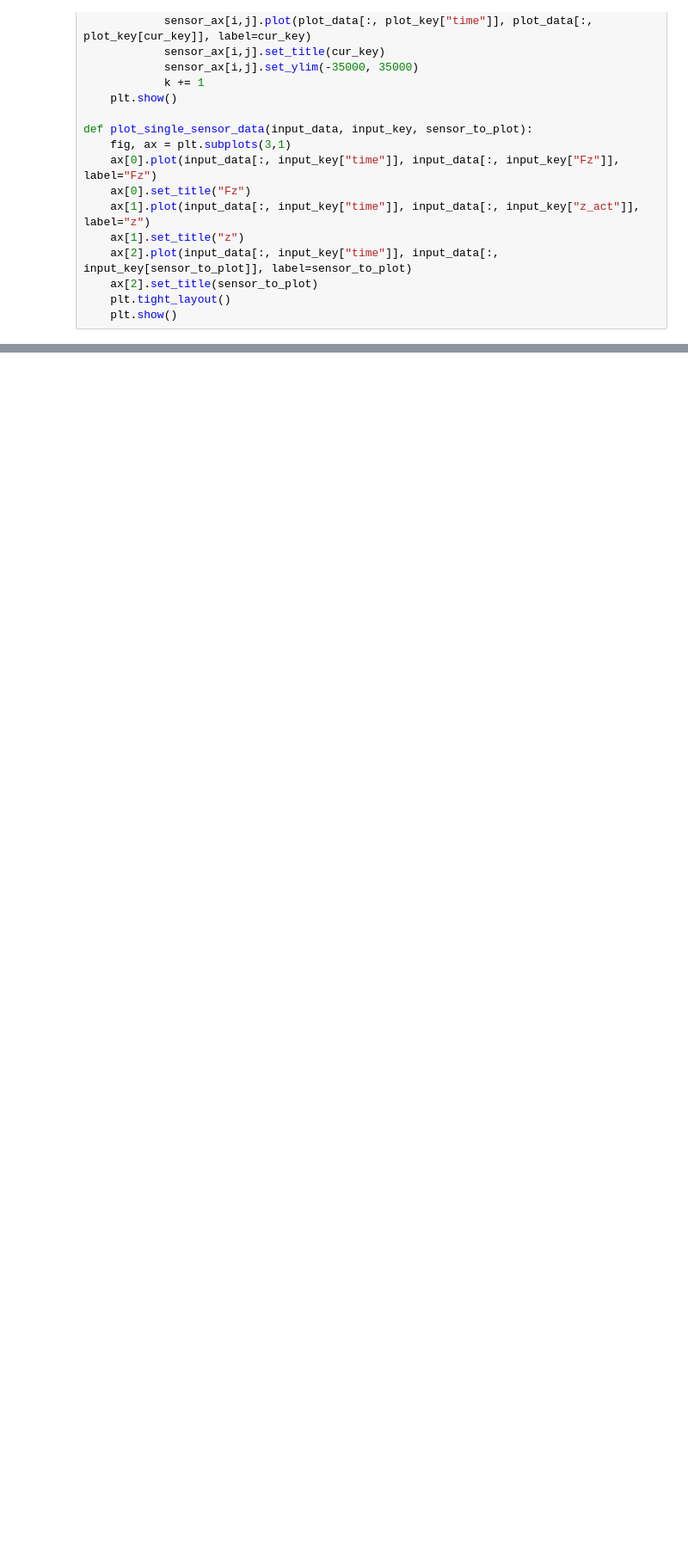
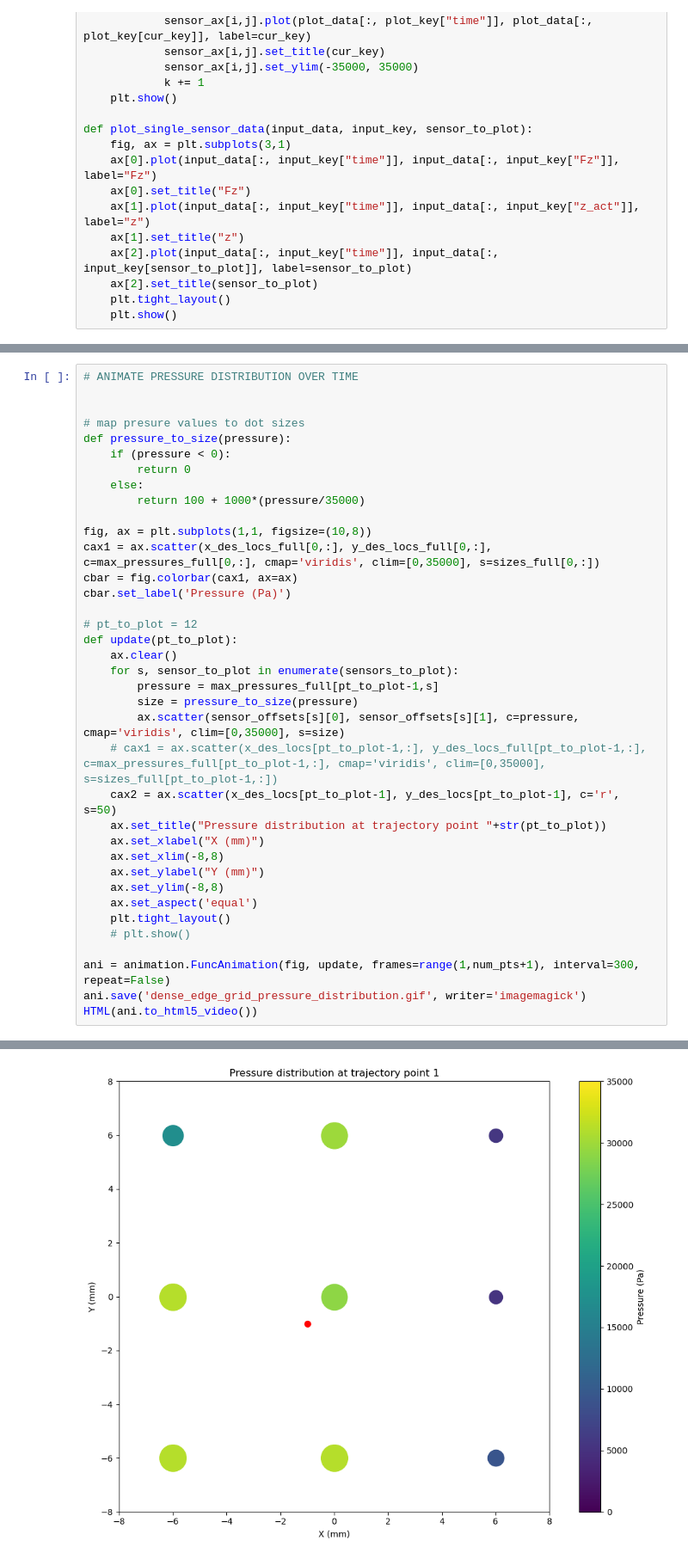
Before and after one commit to saloutos/mmiba_data_analysis, a Jupyter notebook: process_dense_edge.ipynb, the cells around one changed output, grey strips where cells are left out. Shown at 86% size. Drawn from its saved outputs; the diff is of its cells as text; blank space fills up the shorter version.

Commit message:
heatmaps and animations for dense trajectories

```diff
--- a/process_dense_edge.ipynb
+++ b/process_dense_edge.ipynb
@@ -111,0 +211,38 @@ plot_single_sensor_data(data, key, "s2_6")
+# %%
+# ANIMATE PRESSURE DISTRIBUTION OVER TIME
+
+
+# map presure values to dot sizes
+def pressure_to_size(pressure):
+    if (pressure < 0):
+        return 0
+    else:
+        return 100 + 1000*(pressure/35000)
+
+fig, ax = plt.subplots(1,1, figsize=(10,8))
+cax1 = ax.scatter(x_des_locs_full[0,:], y_des_locs_full[0,:], c=max_pressures_full[0,:], cmap='viridis', clim=[0,35000], s=sizes_full[0,:])
+cbar = fig.colorbar(cax1, ax=ax)
+cbar.set_label('Pressure (Pa)')
+
+# pt_to_plot = 12
+def update(pt_to_plot):
+    ax.clear()
+    for s, sensor_to_plot in enumerate(sensors_to_plot):
+        pressure = max_pressures_full[pt_to_plot-1,s]
+        size = pressure_to_size(pressure)
+        ax.scatter(sensor_offsets[s][0], sensor_offsets[s][1], c=pressure, cmap='viridis', clim=[0,35000], s=size)
+    # cax1 = ax.scatter(x_des_locs[pt_to_plot-1,:], y_des_locs_full[pt_to_plot-1,:], c=max_pressures_full[pt_to_plot-1,:], cmap='viridis', clim=[0,35000], s=sizes_full[pt_to_plot-1,:])
+    cax2 = ax.scatter(x_des_locs[pt_to_plot-1], y_des_locs[pt_to_plot-1], c='r', s=50)
+    ax.set_title("Pressure distribution at trajectory point "+str(pt_to_plot))
+    ax.set_xlabel("X (mm)")
+    ax.set_xlim(-8,8)
+    ax.set_ylabel("Y (mm)")
+    ax.set_ylim(-8,8)
+    ax.set_aspect('equal')
+    plt.tight_layout()
+    # plt.show()
+
+ani = animation.FuncAnimation(fig, update, frames=range(1,num_pts+1), interval=300, repeat=False)
+ani.save('dense_edge_grid_pressure_distribution.gif', writer='imagemagick')
+HTML(ani.to_html5_video())
+# %% [output]
@@ -111,0 +251 @@ plot_single_sensor_data(data, key, "s2_6")
+[figure, added]
```
Also changed, not shown: parts of 6 cells of this notebook, 1 other file.
